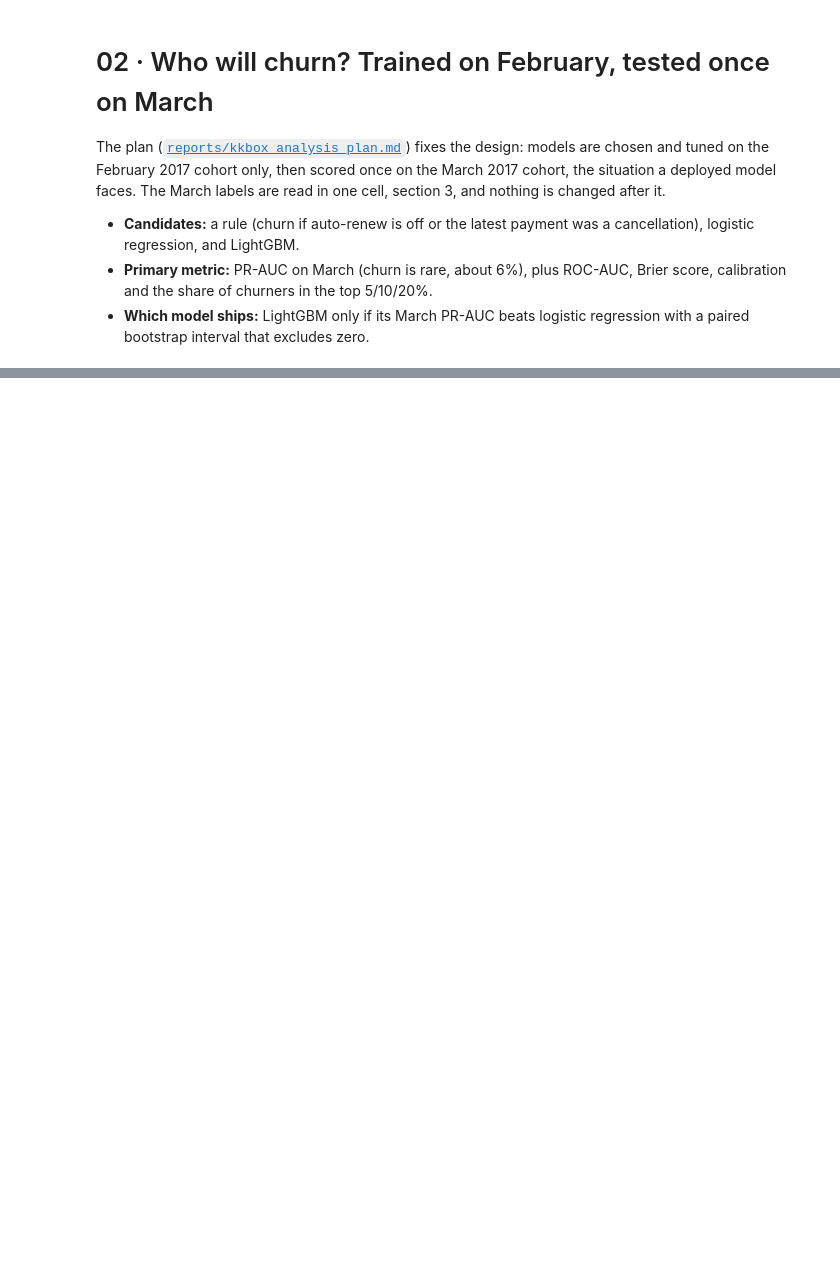
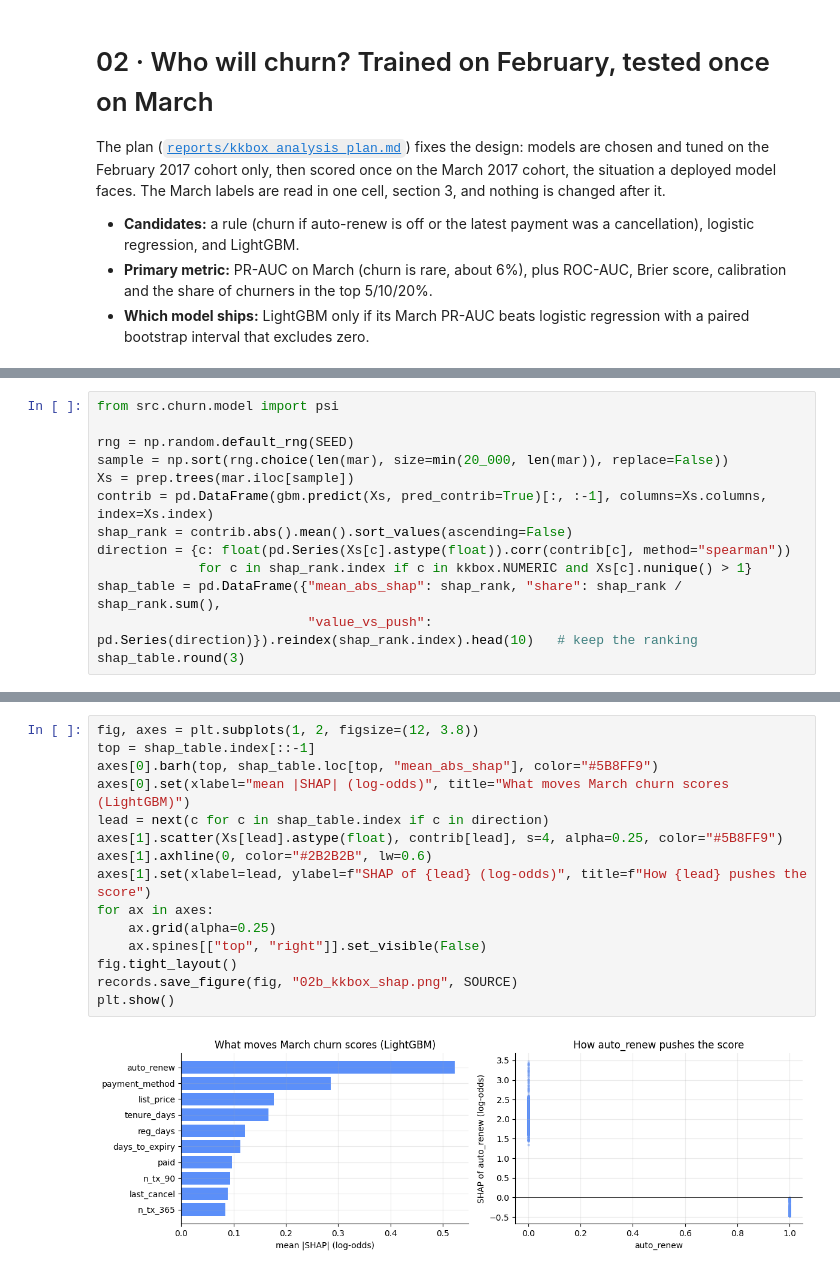
Before and after one commit to janeruxi1/churn-uplift-decisioning, a Jupyter notebook: notebooks/02_kkbox_churn_model.ipynb, the cells around one changed output, grey strips where cells are left out. Drawn from its saved outputs; the diff is of its cells as text; blank space fills up the shorter version.

Commit message:
Track model runs in MLflow; add SHAP, segment, drift and hidden-confounding diagnostics

```diff
--- a/notebooks/02_kkbox_churn_model.ipynb
+++ b/notebooks/02_kkbox_churn_model.ipynb
@@ -212,0 +199,13 @@ On March, the lightgbm model reaches PR-AUC 0.594 against a 9.0% base rate (ROC-
+# %%
+from src.churn.model import psi
+
+rng = np.random.default_rng(SEED)
+sample = np.sort(rng.choice(len(mar), size=min(20_000, len(mar)), replace=False))
+Xs = prep.trees(mar.iloc[sample])
+contrib = pd.DataFrame(gbm.predict(Xs, pred_contrib=True)[:, :-1], columns=Xs.columns, index=Xs.index)
+shap_rank = contrib.abs().mean().sort_values(ascending=False)
+direction = {c: float(pd.Series(Xs[c].astype(float)).corr(contrib[c], method="spearman"))
+             for c in shap_rank.index if c in kkbox.NUMERIC and Xs[c].nunique() > 1}
+shap_table = pd.DataFrame({"mean_abs_shap": shap_rank, "share": shap_rank / shap_rank.sum(),
+                           "value_vs_push": pd.Series(direction)}).reindex(shap_rank.index).head(10)   # keep the ranking
+shap_table.round(3)
@@ -212,0 +224,17 @@ On March, the lightgbm model reaches PR-AUC 0.594 against a 9.0% base rate (ROC-
+# %%
+fig, axes = plt.subplots(1, 2, figsize=(12, 3.8))
+top = shap_table.index[::-1]
+axes[0].barh(top, shap_table.loc[top, "mean_abs_shap"], color="#5B8FF9")
+axes[0].set(xlabel="mean |SHAP| (log-odds)", title="What moves March churn scores (LightGBM)")
+lead = next(c for c in shap_table.index if c in direction)
+axes[1].scatter(Xs[lead].astype(float), contrib[lead], s=4, alpha=0.25, color="#5B8FF9")
+axes[1].axhline(0, color="#2B2B2B", lw=0.6)
+axes[1].set(xlabel=lead, ylabel=f"SHAP of {lead} (log-odds)", title=f"How {lead} pushes the score")
+for ax in axes:
+    ax.grid(alpha=0.25)
+    ax.spines[["top", "right"]].set_visible(False)
+fig.tight_layout()
+records.save_figure(fig, "02b_kkbox_shap.png", SOURCE)
+plt.show()
+# %% [output]
+[figure, added]
```
Also changed, not shown: parts of 31 cells of this notebook, 30 other files.
